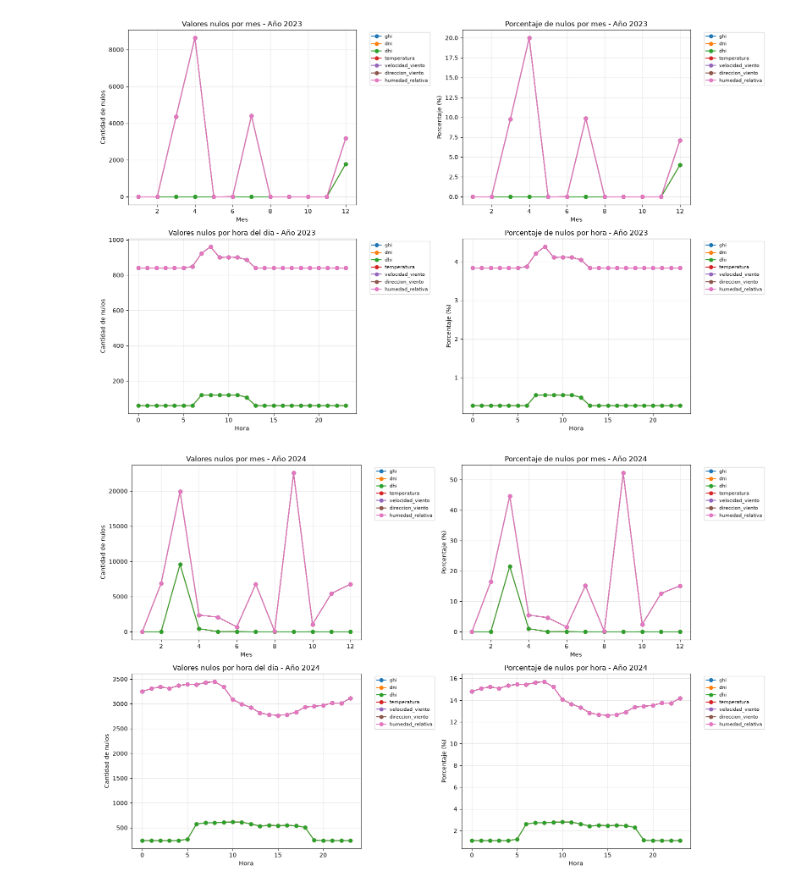
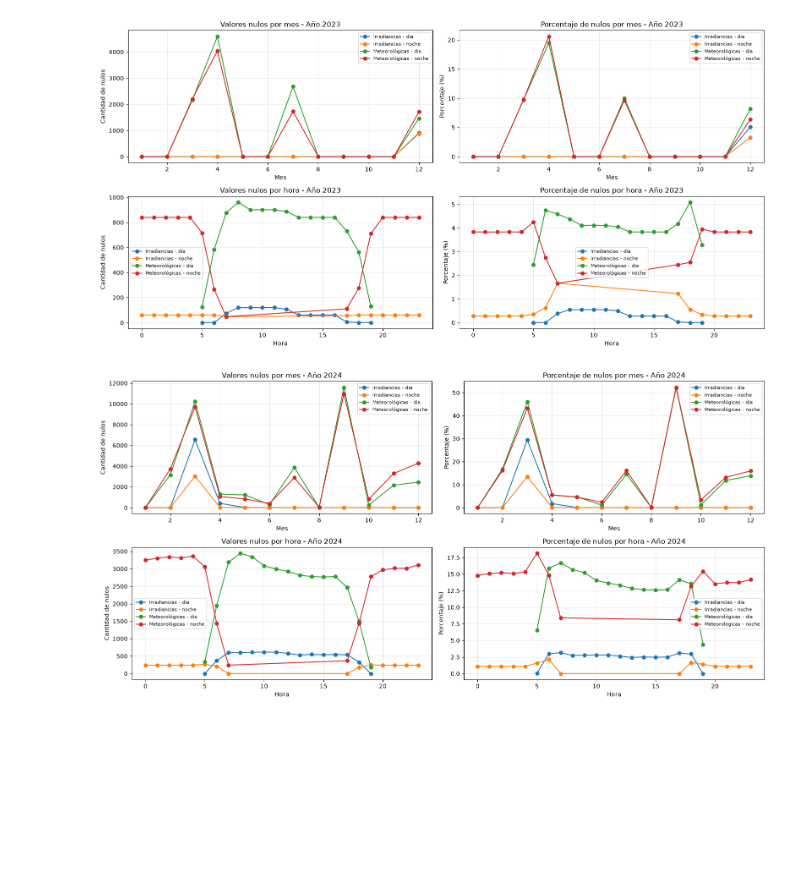
Before and after one commit to zacariasct4/TFM_IEBS, a Jupyter notebook: notebooks/03_initial_eda.ipynb, the cells around one changed output. Saved outputs shown, nothing was run; the diff lists cells and outputs as text; code cells hidden in the pictures; blank space fills up the shorter version.

```diff
--- a/notebooks/03_initial_eda.ipynb
+++ b/notebooks/03_initial_eda.ipynb
@@ -34,0 +35,13 @@ memory usage: 136.5 MB
+# %%
+print(df['fecha'].min(), df['fecha'].max())
+print('Duplicados:', df['fecha'].duplicated().sum())
+
+expected = {
+    2023: 365 * 24 * 60,
+    2024: 366 * 24 * 60
+}
+
+print("Año, Muestras, Muestras esperadas, Diferencias entre muestras reales y esperadas")
+for year, expected_rows in expected.items():
+    real_rows = len(df[df['ano'] == year])
+    print(year, real_rows, expected_rows, real_rows - expected_rows)
@@ -50,0 +99,8 @@ df[numeric_columns].describe().T
+# %%
+import numpy as np
+
+df['periodo_solar'] = np.where(
+    df['elevacion_solar'] > 0,
+    'dia',
+    'noche'
+)
@@ -376,9 +537,9 @@ numeric_columns_without_elevacion.remove('elevacion_solar')
 # %%
-analyze_missing_temporal_patterns(df, numeric_columns_without_elevacion, year=2023)
+analyze_missing_temporal_patterns(df, year=2023)
 # %% [output]
-[figure, old version]
+[figure, new version]
 # %%
-analyze_missing_temporal_patterns(df, numeric_columns_without_elevacion, year=2024)
+analyze_missing_temporal_patterns(df, year=2024)
 # %% [output]
-[figure, old version]
+[figure, new version]
 # %% [markdown]
```
Also changed, not shown: parts of 83 cells of this notebook, 1 other file.
